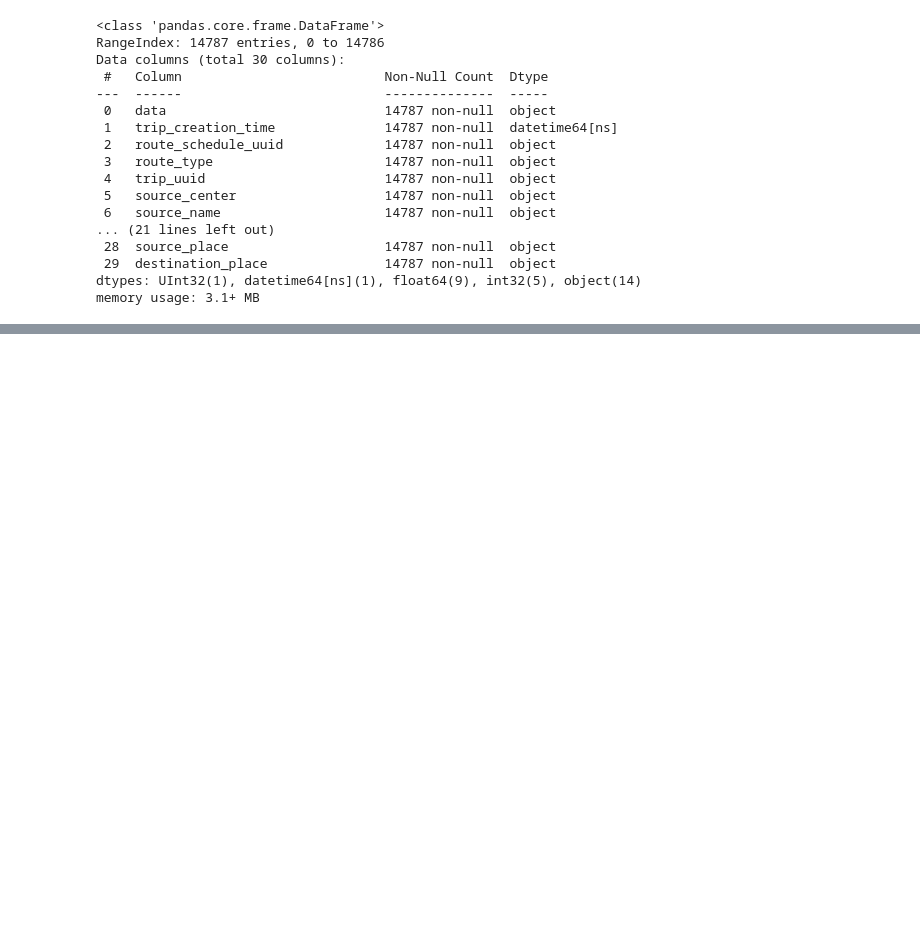
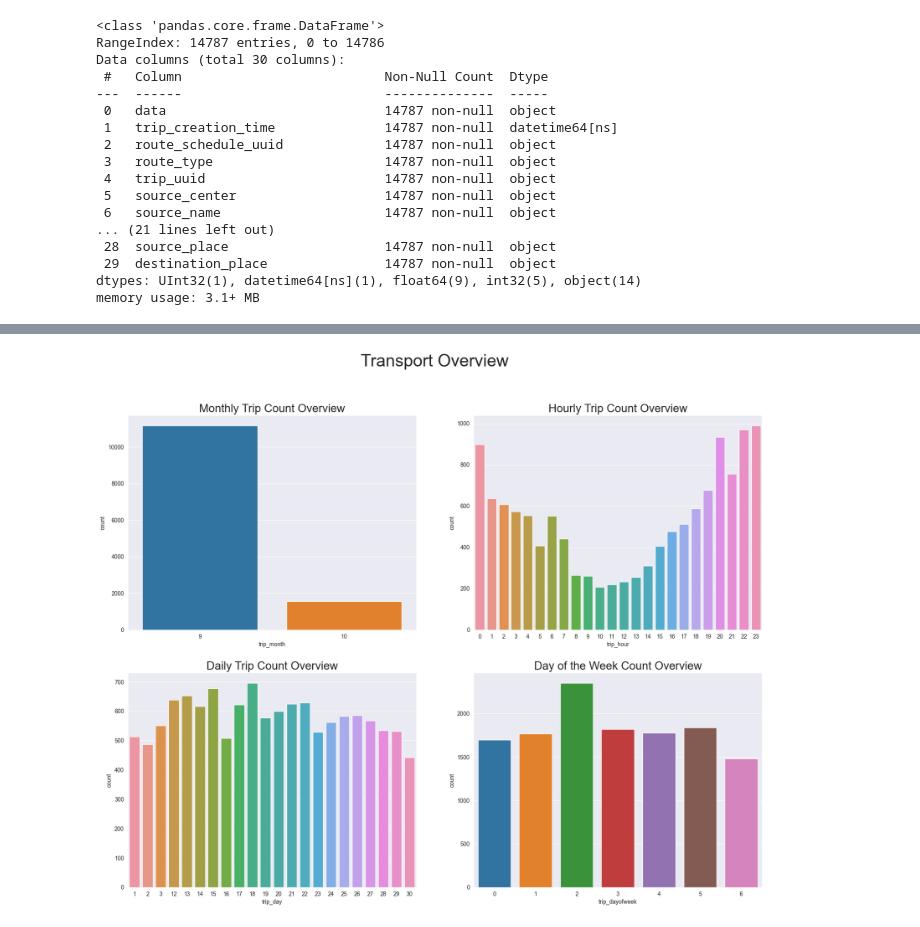
Before and after one commit to charles-owo/supply_chain_feature_engineering_analytics, a Jupyter notebook: supply_chain_service_feature_engineering.ipynb, the cells around one changed output, grey strips where cells are left out. Cells and saved outputs as stored; diff of their text form; code cells hidden in the pictures; blank space fills up the shorter version.

```diff
--- a/supply_chain_service_feature_engineering.ipynb
+++ b/supply_chain_service_feature_engineering.ipynb
@@ -501,0 +579,11 @@ df
+# %%
+plt.figure(figsize=(20,15))
+subplots = [221,222,223,224]
+title = ['Monthly Trip Count Overview','Hourly Trip Count Overview','Daily Trip Count Overview', 'Day of the Week Count Overview']
+for i in range(len(trips_cols)) :
+    plt.subplot(subplots[i])
+    plt.suptitle("Transport Overview",fontsize= 30)
+    plt.title(title[i],fontsize = 20)
+    sns.countplot(data = df , x =trips_cols[i])
+# %% [output]
+[figure, added]
```
Also changed, not shown: parts of 31 cells of this notebook.
